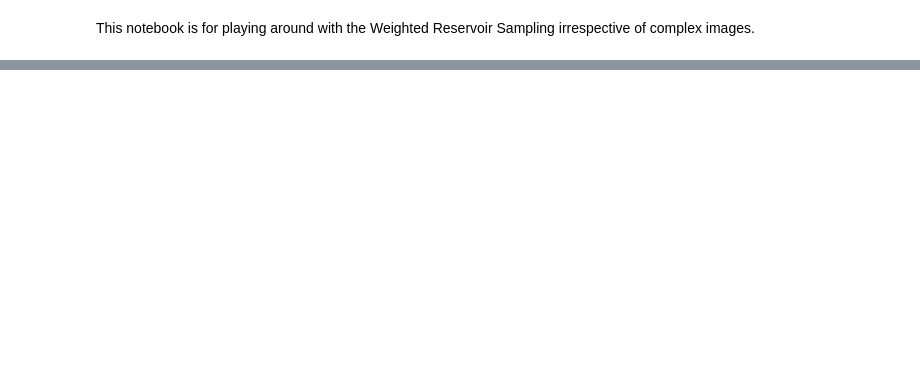
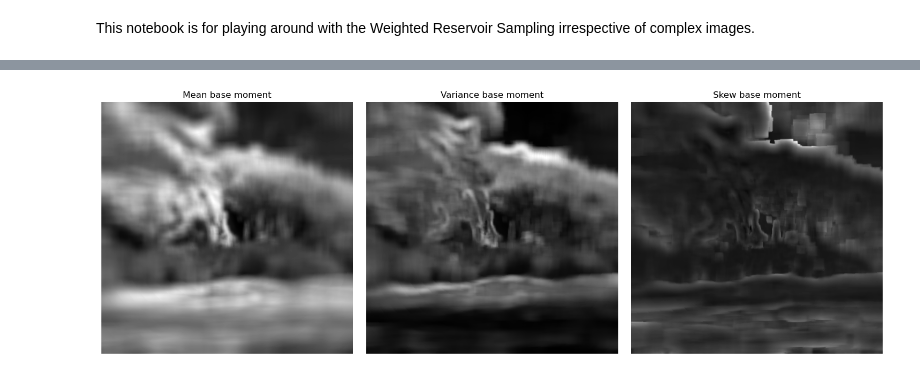
Before and after one commit to lilinitsy/FoveatedImageStatisticsPlayground, a Jupyter notebook: ReservoirToys.ipynb, the cells around one changed output, grey strips where cells are left out. Cells and saved outputs as stored; diff of their text form; code cells hidden in the pictures; blank space fills up the shorter version.

```diff
--- a/ReservoirToys.ipynb
+++ b/ReservoirToys.ipynb
@@ -18,0 +31,5 @@ SyntaxError: invalid syntax (1977235869.py, line 1)
+# %%
+(mean_texture_witcher_lakeside, variance_texture_witcher_lakeside, skew_texture_witcher_lakeside) = compute_base_moments(witcher_lakeside_512_rgb, center, 0.1, base_pooling_size = 8)
+visualize_base_moments(mean_texture_witcher_lakeside, variance_texture_witcher_lakeside, skew_texture_witcher_lakeside)
+# %% [output]
+[figure, added]
```
Also changed, not shown: parts of 7 cells of this notebook.
